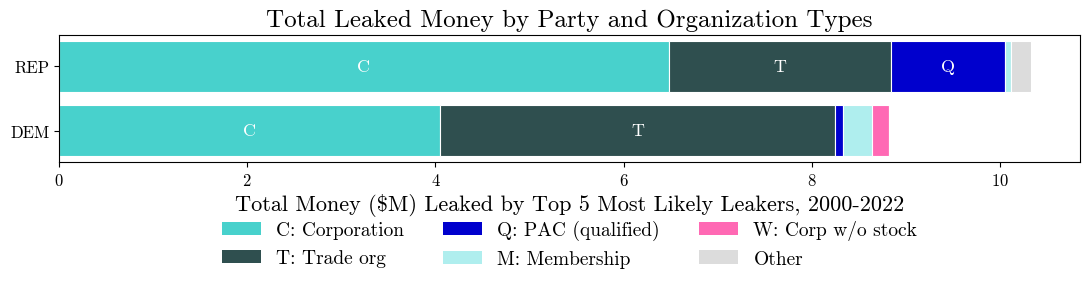
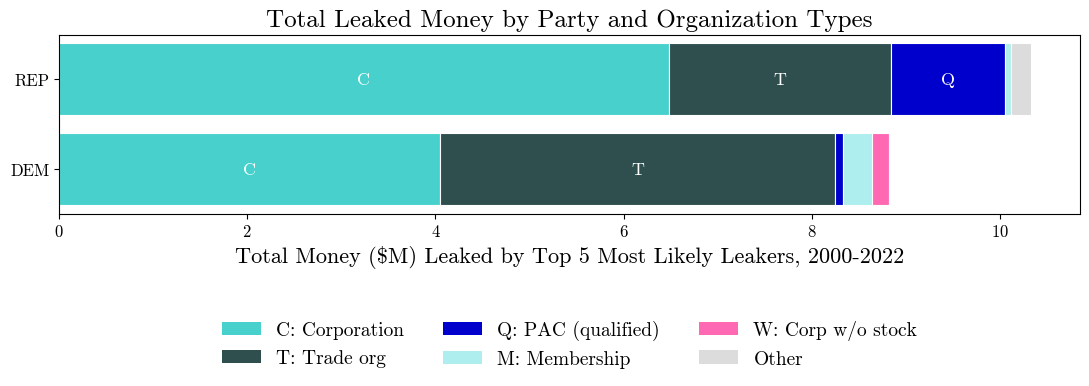
The notebook cell's code change between the first figure and the second:
--- before
+++ after
@@ -55,5 +55,5 @@
 
 with plt.rc_context(_SERIF_RC):
-    fig, ax = plt.subplots(figsize=(11, 3.4))
+    fig, ax = plt.subplots(figsize=(11, 5))
     for party, yv in (("REP", 1), ("DEM", 0)):
         left = 0.0
@@ -74,5 +74,5 @@
                  fontsize=18)
     ax.legend(handles=[Patch(facecolor=_col[c], label=_leg(c)) for c in _order],
-              loc="upper center", bbox_to_anchor=(0.5, -0.32), ncol=3, fontsize=14, frameon=False)
+              loc="upper center", bbox_to_anchor=(0.5, -0.5), ncol=3, fontsize=14, frameon=False)
     fig.tight_layout()
     plt.show()

Commit: figs